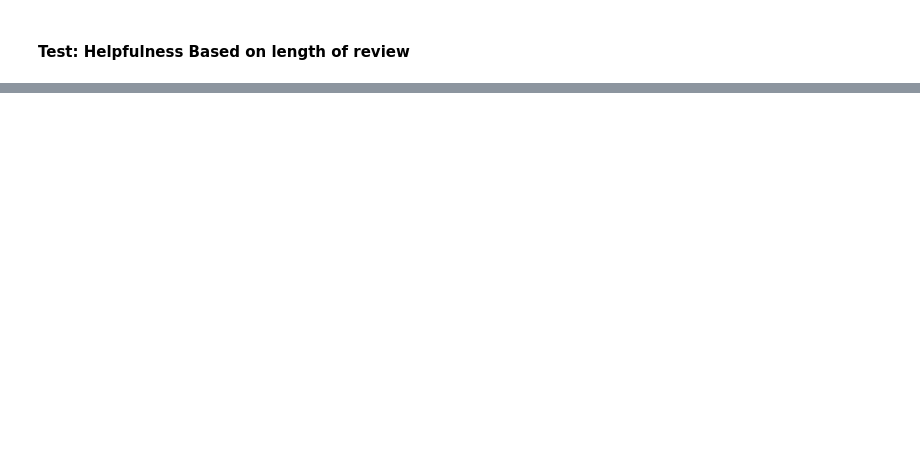
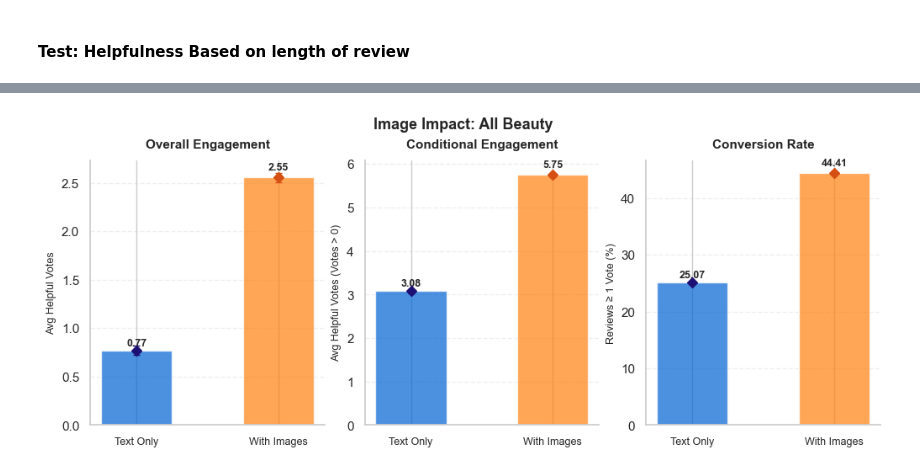
Before and after one commit to saathvikpd/AmazonReviewsDataAnalysis, a Jupyter notebook: final_notebook.ipynb, the cells around one changed output, grey strips where cells are left out. Saved outputs shown, nothing was run; the diff lists cells and outputs as text; code cells hidden in the pictures; blank space fills up the shorter version.

```diff
--- a/final_notebook.ipynb
+++ b/final_notebook.ipynb
@@ -976,0 +660,86 @@ plt.show()
+# %%
+# Load the new merged summary
+summary_df = pd.read_csv(os.path.join(CSV_PATH, "helpfulness_summary.csv"))
+
+sns.set_theme(style="whitegrid")
+
+# Colors & Labels
+blue, dark_blue = "#0061d4", "#1d1074"
+orange, dark_orange = "#ff7f0e", "#d54e12"
+colors = [blue, orange]
+dark_colors = [dark_blue, dark_orange]
+labels = ["Text Only", "With Images"]
+
+metrics = [
+    ("Mean", "Overall Engagement", "Avg Helpful Votes"),
+    ("Cond", "Conditional Engagement", "Avg Helpful Votes (Votes > 0)"),
+    ("Conv", "Conversion Rate", "Reviews ≥ 1 Vote (%)"),
+]
+
+for _, row in summary_df.iterrows():
+    plot_data = pd.DataFrame(
+        [
+            {
+                "Label": "Text Only",
+                "Mean": row["no_img_mean"],
+                "Cond": row["no_img_cond"],
+                "Conv": row["no_img_conv"],
+            },
+            {
+                "Label": "With Images",
+                "Mean": row["img_mean"],
+                "Cond": row["img_cond"],
+                "Conv": row["img_conv"],
+            },
+        ]
+    )
+
+    fig, axes = plt.subplots(1, 3, figsize=(10, 4), layout="constrained")
+
+    for i, (col, title, ylabel) in enumerate(metrics):
+        ax = axes[i]
+        x_pos = np.arange(len(labels))
+
+        ax.bar(x_pos, plot_data[col], color=colors, alpha=0.7, zorder=2, width=0.5)
+
+        for j in range(len(x_pos)):
+            ax.errorbar(
+                x_pos[j],
+                plot_data[col].iloc[j],
+                yerr=0.05,
+                fmt="D",
+                mfc=dark_colors[j],
+                mec=dark_colors[j],
+                ecolor=dark_colors[j],
+                ms=6,
+                elinewidth=1.5,
+                capsize=3,
+                linestyle="none",
+                zorder=3,
+            )
+
+        for j, val in enumerate(plot_data[col]):
+            ax.text(
+                j,
+                val + (val * 0.02),
+                f"{val:.2f}",
+                ha="center",
+                va="bottom",
+                fontweight="bold",
+                fontsize=9,
+            )
+
+        ax.set_xticks(x_pos)
+        ax.set_xticklabels(labels, fontsize=9)
+        ax.set_title(title, weight="bold", fontsize=11, pad=10)
+        ax.set_ylabel(ylabel, fontsize=9)
+
+        ax.grid(axis="y", linestyle="--", alpha=0.3, zorder=0)
+        ax.spines["top"].set_visible(False)
+        ax.spines["right"].set_visible(False)
+
+    plt.suptitle(f"Image Impact: {row['Category'].replace('_', ' ')}", fontsize=13, weight="bold")
+    plt.savefig(os.path.join(PLOTS_PATH, f"img_help_{row['Category']}.png"), dpi=300, bbox_inches="tight")
+    plt.show()
+# %% [output]
+[figure, added]
```
Also changed, not shown: parts of 22 cells of this notebook, 19 other files.
